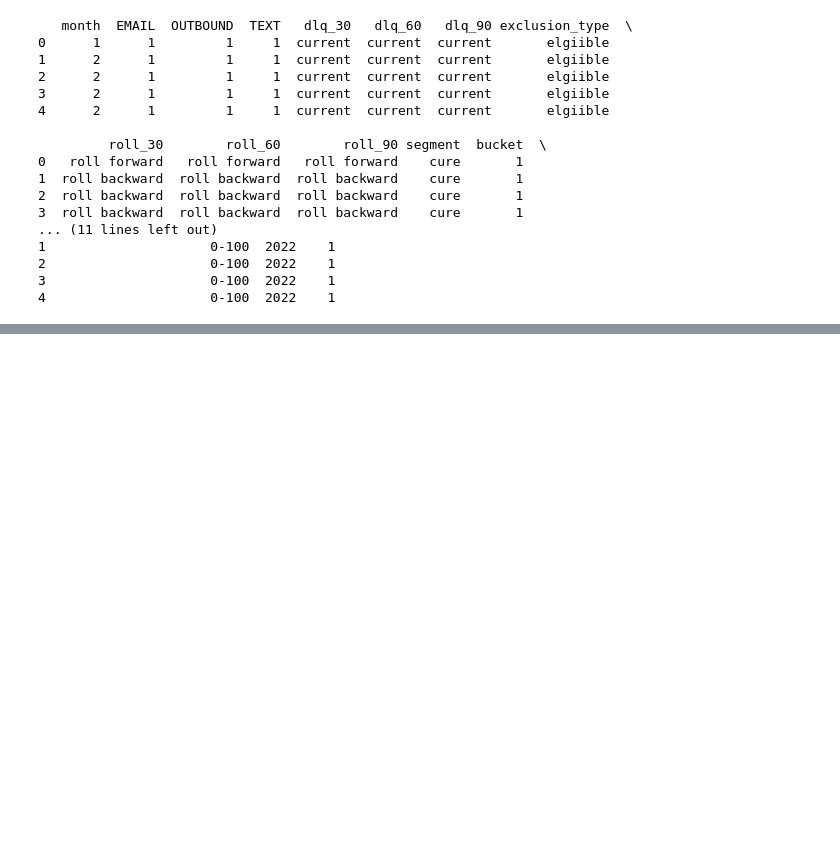
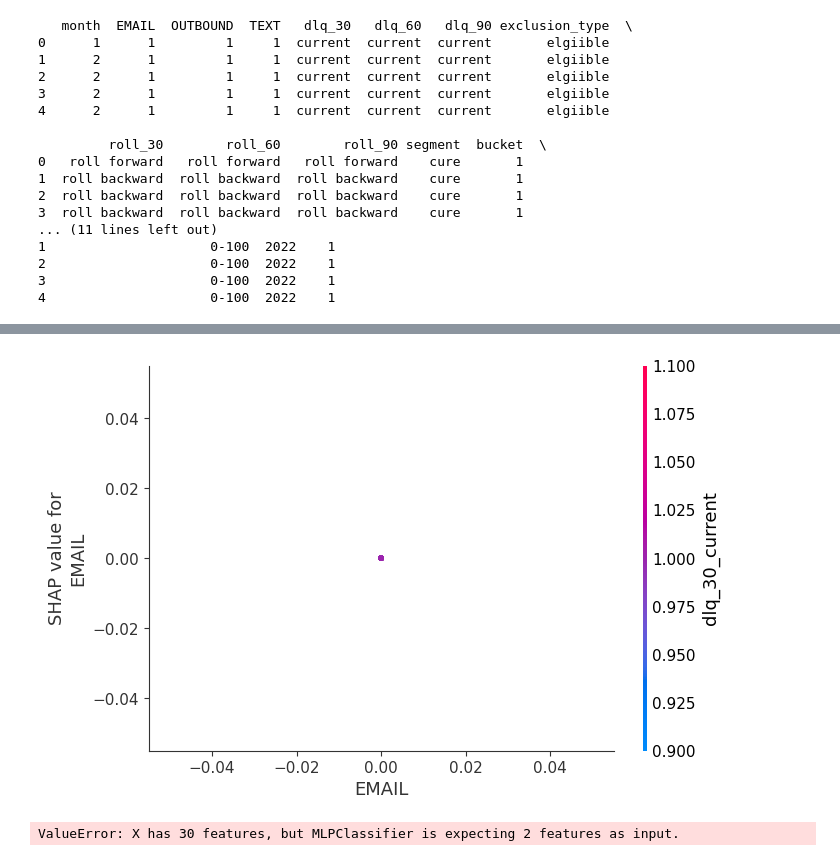
Before and after one commit to ghadfield32/interaction_channel_neural_network, a Jupyter notebook: ml_models_from_preprocessed.ipynb, the cells around one changed output, grey strips where cells are left out. Saved outputs shown, nothing was run; the diff lists cells and outputs as text; code cells hidden in the pictures; blank space fills up the shorter version.

```diff
--- a/ml_models_from_preprocessed.ipynb
+++ b/ml_models_from_preprocessed.ipynb
@@ -348,0 +416,30 @@ plt.show()
+# %%
+feature_index_email = all_feature_names.tolist().index('EMAIL')
+feature_index_dlq_30_current = all_feature_names.tolist().index('dlq_30_current')
+shap.dependence_plot(feature_index_email, shap_values, X_test, feature_names=all_feature_names, interaction_index=feature_index_dlq_30_current)
+# %% [output]
+[figure, added]
+# %%
+# Import necessary libraries
+import numpy as np
+from sklearn.preprocessing import label_binarize
+
+# Define the function to predict the best channel for a given customer
+def predict_best_channel(model, customer_data, label_encoder):
+    # Predict the probabilities for each channel
+    probabilities = model.predict_proba([customer_data])
+    # Find the index of the channel with the highest probability
+    best_channel_index = np.argmax(probabilities)
+    # Convert the index to the corresponding channel name
+    best_channel = label_encoder.inverse_transform([best_channel_index])[0]
+    # Return the best channel name
+    return best_channel
+
+# Example usage:
+# Here, we are using the function to predict the best channel for a single customer
+# We are passing the trained model, data for a single customer, and the label encoder to the function
+# The function returns the best channel name for the given customer
+customer = X_test[0]  # This represents data for a single customer
+print(predict_best_channel(model, customer, label_encoder))
+# %% [output]
+ValueError: X has 30 features, but MLPClassifier is expecting 2 features as input.
```
Also changed, not shown: parts of 7 cells of this notebook.
